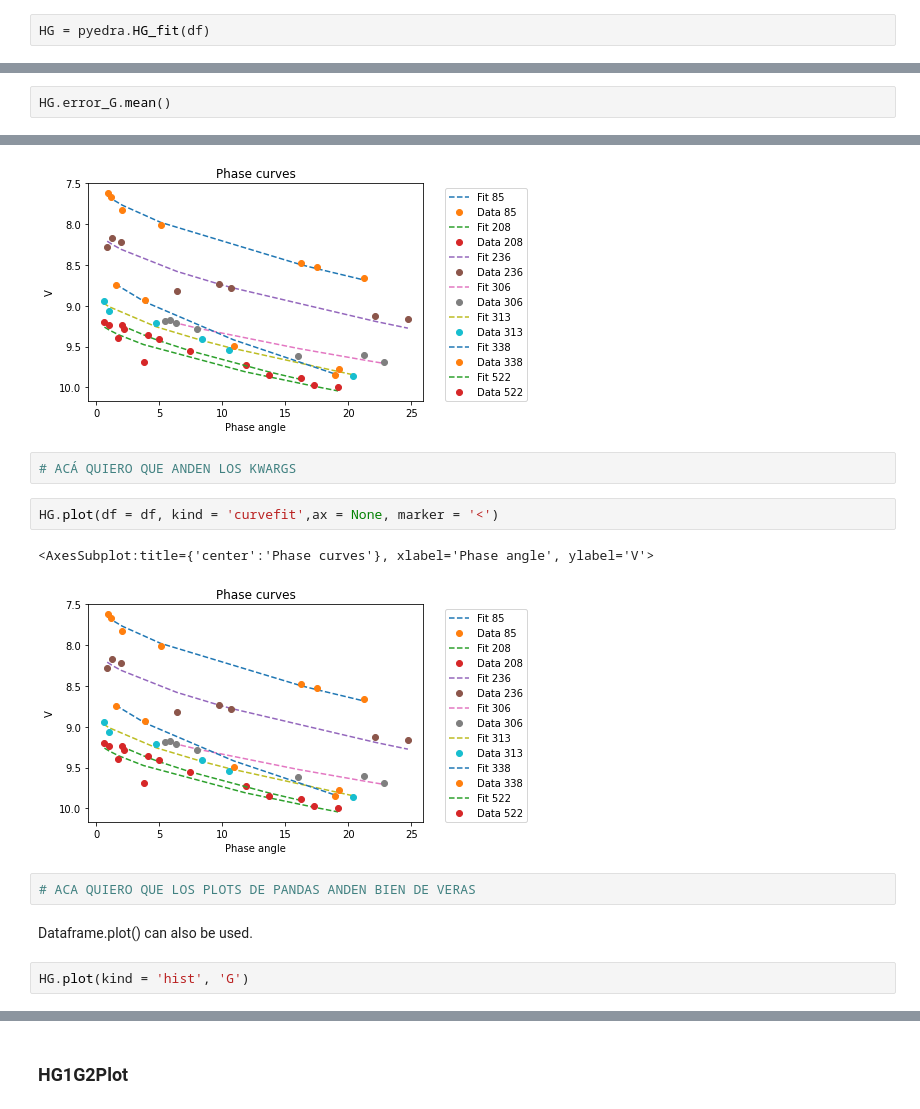
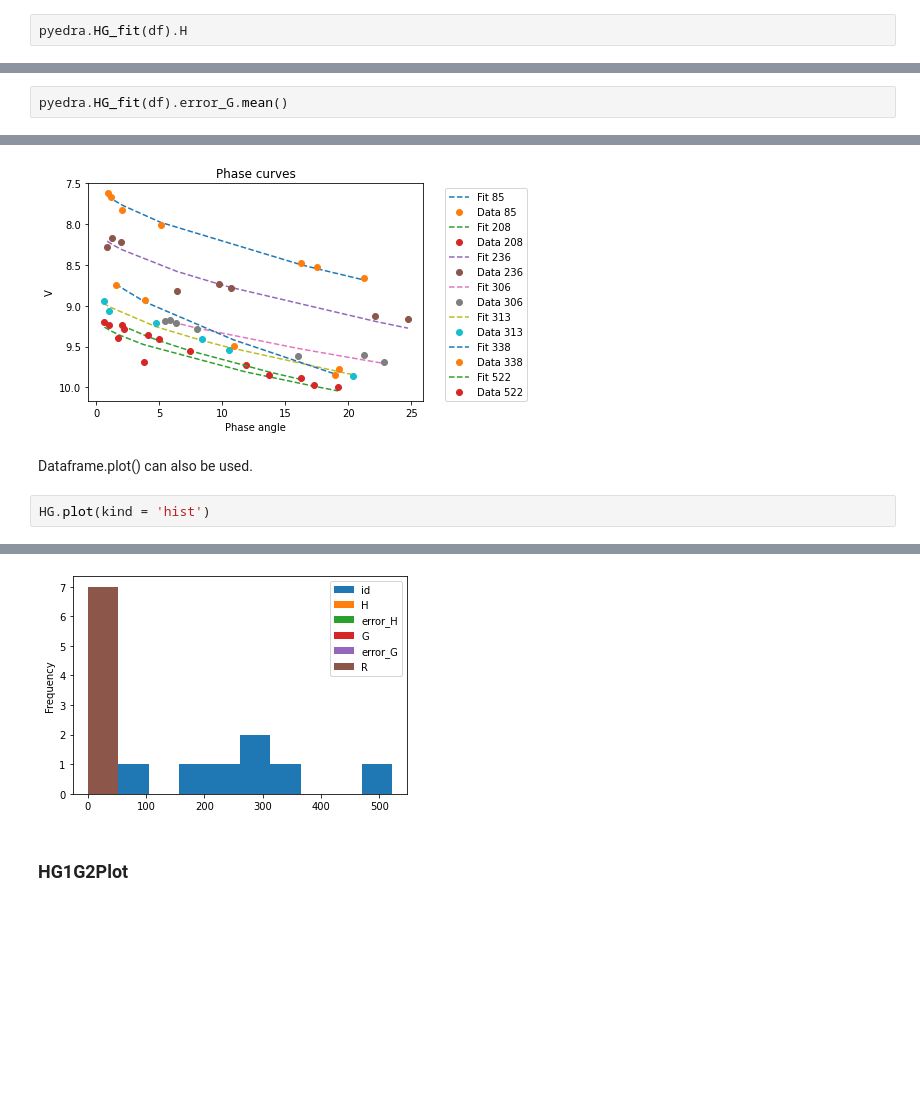
Before and after one commit to milicolazo/Pyedra, a Jupyter notebook: docs/source/tutorial.ipynb, the cells around one changed output, grey strips where cells are left out. Drawn from its saved outputs; the diff is of its cells as text; blank space fills up the shorter version.

```diff
--- a/docs/source/tutorial.ipynb
+++ b/docs/source/tutorial.ipynb
@@ -36,4 +37,4 @@ pyedra.HG_fit(df)
 # %% [markdown]
 All pandas dataframe options are available. For example, we can choose one of the columns:
 # %%
-HG = pyedra.HG_fit(df)
+pyedra.HG_fit(df).H
@@ -51,6 +50,6 @@ Name: H, dtype: float64
 # %% [markdown]
 Or we can take the average of some of the columns:
 # %%
-HG.error_G.mean()
+pyedra.HG_fit(df).error_G.mean()
 # %% [output]
 0.0566777891122176
@@ -99,17 +104,8 @@ HG.plot(df = df)
 # %% [output]
 <AxesSubplot:title={'center':'Phase curves'}, xlabel='Phase angle', ylabel='V'>
 [figure]
-# %%
-# ACÁ QUIERO QUE ANDEN LOS KWARGS
-# %%
-HG.plot(df = df, kind = 'curvefit',ax = None, marker = '<')
-# %% [output]
-<AxesSubplot:title={'center':'Phase curves'}, xlabel='Phase angle', ylabel='V'>
-[figure, removed]
-# %%
-# ACA QUIERO QUE LOS PLOTS DE PANDAS ANDEN BIEN DE VERAS
 # %% [markdown]
 Dataframe.plot() can also be used.
 # %%
-HG.plot(kind = 'hist', 'G')
+HG.plot(kind = 'hist')
 # %% [output]
@@ -117,3 +113,4 @@ SyntaxError: positional argument follows keyword argument (<ipython-input-47-48e
+[figure, added]
 # %% [markdown]
 ### HG1G2Plot
 # %%
```
Also changed, not shown: parts of 11 cells of this notebook, 4 other files.
